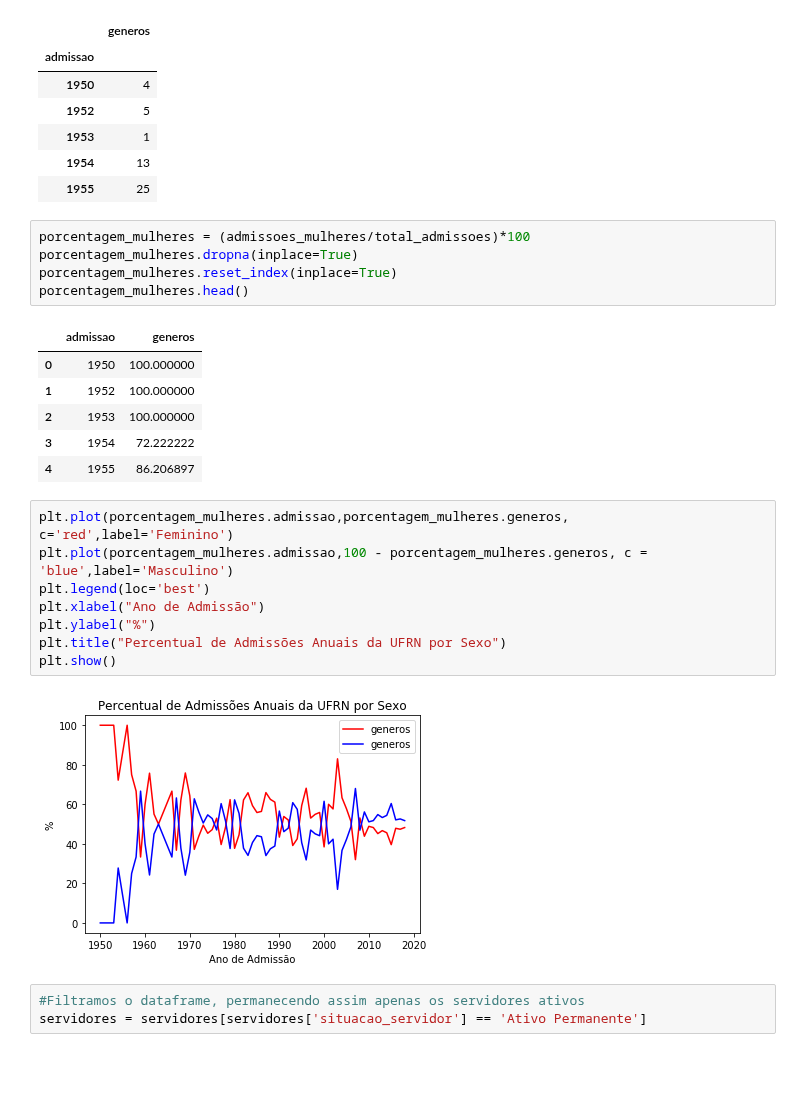
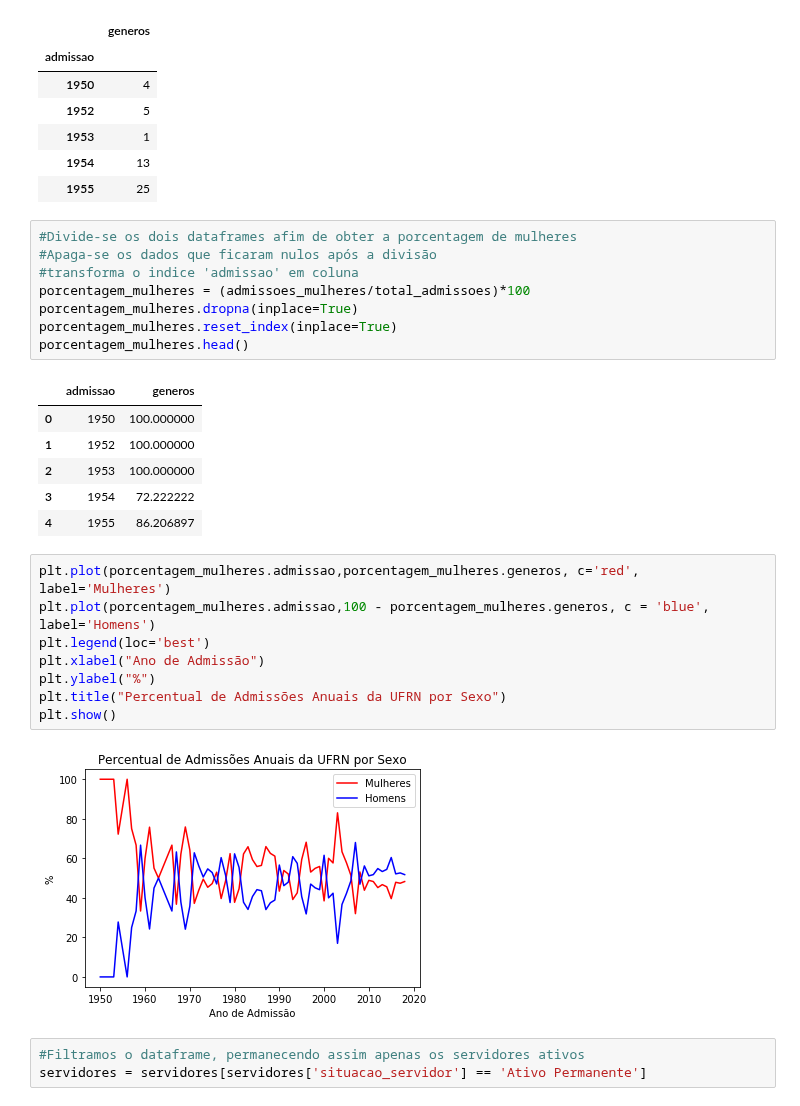
Before and after one commit to kevinwall/Probabilidade_Projeto, a Jupyter notebook: Rascunho.ipynb, the cells around one changed output. Cells and saved outputs as stored; diff of their text form; blank space fills up the shorter version.

```diff
--- a/Rascunho.ipynb
+++ b/Rascunho.ipynb
@@ -80,6 +97,9 @@ admissoes_mulheres.head()
 | 1954 | 13 |
 | 1955 | 25 |
 # %%
+#Divide-se os dois dataframes afim de obter a porcentagem de mulheres
+#Apaga-se os dados que ficaram nulos após a divisão
+#transforma o indice 'admissao' em coluna
 porcentagem_mulheres = (admissoes_mulheres/total_admissoes)*100
 porcentagem_mulheres.dropna(inplace=True)
 porcentagem_mulheres.reset_index(inplace=True)
@@ -92,15 +112,15 @@ porcentagem_mulheres.head()
 | 3 | 1954 | 72.222222 |
 | 4 | 1955 | 86.206897 |
 # %%
-plt.plot(porcentagem_mulheres.admissao,porcentagem_mulheres.generos, c='red',label='Feminino')
-plt.plot(porcentagem_mulheres.admissao,100 - porcentagem_mulheres.generos, c = 'blue',label='Masculino')
+plt.plot(porcentagem_mulheres.admissao,porcentagem_mulheres.generos, c='red', label='Mulheres')
+plt.plot(porcentagem_mulheres.admissao,100 - porcentagem_mulheres.generos, c = 'blue', label='Homens')
 plt.legend(loc='best')
 plt.xlabel("Ano de Admissão")
 plt.ylabel("%")
 plt.title("Percentual de Admissões Anuais da UFRN por Sexo")
 plt.show()
 # %% [output]
-[figure, old version]
+[figure, new version]
 # %%
 #Filtramos o dataframe, permanecendo assim apenas os servidores ativos
 servidores = servidores[servidores['situacao_servidor'] == 'Ativo Permanente']
```
Also changed, not shown: parts of 21 cells of this notebook.
